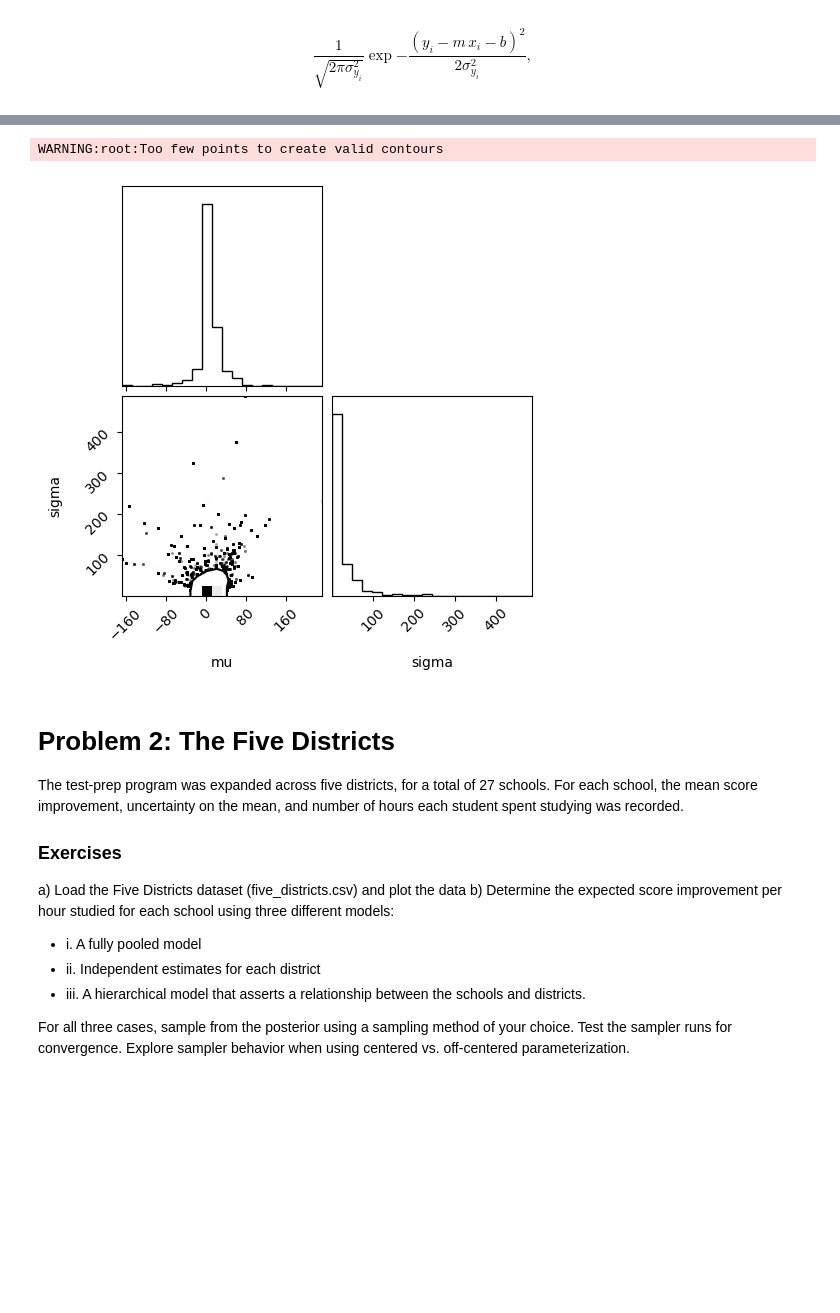
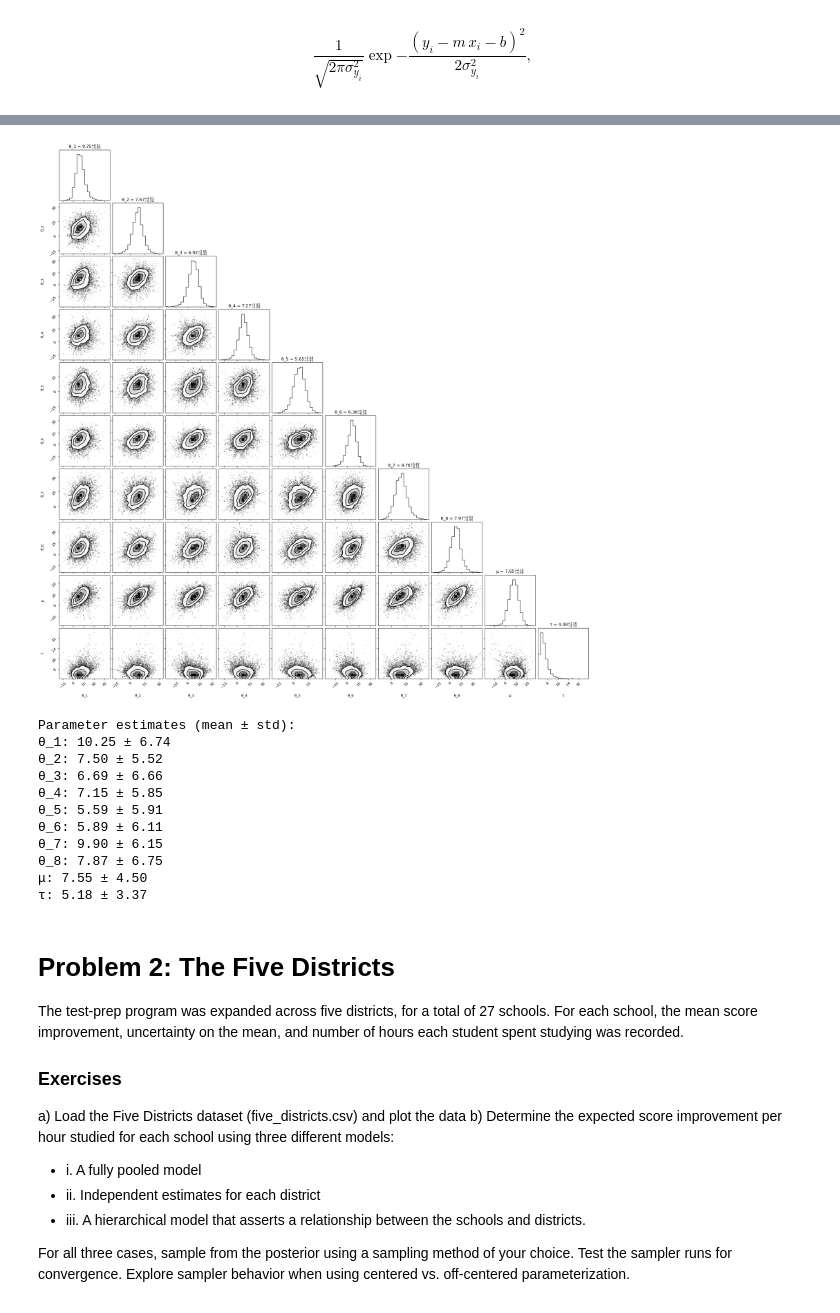
Before and after one commit to nassmohammed/Session-23, a Jupyter notebook: Day4/Day4_HBayes.ipynb, the cells around one changed output, grey strips where cells are left out. Cells and saved outputs as stored; diff of their text form; code cells hidden in the pictures; blank space fills up the shorter version.

```diff
--- a/Day4/Day4_HBayes.ipynb
+++ b/Day4/Day4_HBayes.ipynb
@@ -170,10 +219,37 @@ Text(0.5, 0, 'step number')
 # %%
 import corner
+import matplotlib.pyplot as plt
+import numpy as np
 
-fig = corner.corner(samples, labels=labels)
+# Remove burn-in and flatten
+flat_samples = sampler.get_chain(discard=300, flat=True)
+
+# Create corner plot for key parameters
+# Focus on school effects and hyperparameters
+labels = [f"θ_{i+1}" for i in range(8)] + ["μ", "τ"]
+fig = corner.corner(flat_samples, labels=labels,
+                   truths=None, show_titles=True)
+plt.show()
+
+# Print summary statistics
+print("Parameter estimates (mean ± std):")
+for i, label in enumerate(labels):
+    mean_val = np.mean(flat_samples[:, i])
+    std_val = np.std(flat_samples[:, i])
+    print(f"{label}: {mean_val:.2f} ± {std_val:.2f}")
 # %% [output]
+[figure, new version]
-WARNING:root:Too few points to create valid contours
+Parameter estimates (mean ± std):
+θ_1: 10.25 ± 6.74
+θ_2: 7.50 ± 5.52
+θ_3: 6.69 ± 6.66
+θ_4: 7.15 ± 5.85
+θ_5: 5.59 ± 5.91
+θ_6: 5.89 ± 6.11
+θ_7: 9.90 ± 6.15
+θ_8: 7.87 ± 6.75
+μ: 7.55 ± 4.50
+τ: 5.18 ± 3.37
-[figure, old version]
 # %% [markdown]
 # Problem 2: The Five Districts
 
```
Also changed, not shown: parts of 10 cells of this notebook.
